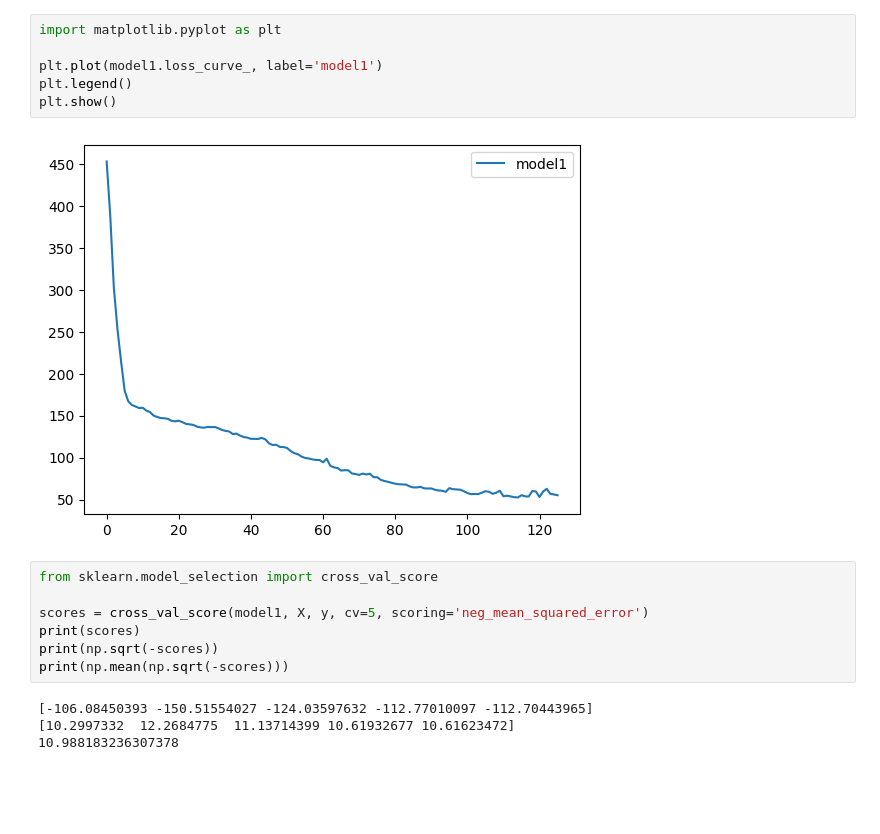
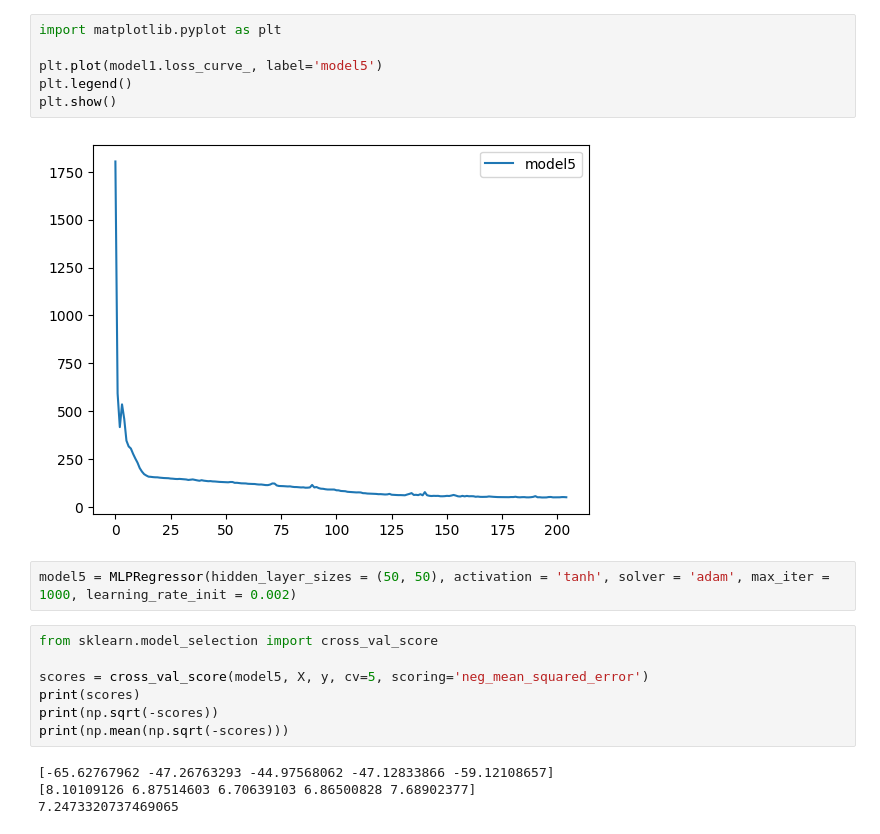
Before and after one commit to HenDGS/VictimSim, a Jupyter notebook: AI/redes_neurais.ipynb, the cells around one changed output. Cells and saved outputs as stored; diff of their text form; blank space fills up the shorter version.

```diff
--- a/AI/redes_neurais.ipynb
+++ b/AI/redes_neurais.ipynb
@@ -45,22 +48,24 @@ Best model RMSE: 5.482095888344483
 # %%
 import matplotlib.pyplot as plt
 
-plt.plot(model1.loss_curve_, label='model1')
+plt.plot(model1.loss_curve_, label='model5')
 plt.legend()
 plt.show()
 # %% [output]
-[figure, old version]
+[figure, new version]
+# %%
+model5 = MLPRegressor(hidden_layer_sizes = (50, 50), activation = 'tanh', solver = 'adam', max_iter = 1000, learning_rate_init = 0.002)
 # %%
 from sklearn.model_selection import cross_val_score
 
-scores = cross_val_score(model1, X, y, cv=5, scoring='neg_mean_squared_error')
+scores = cross_val_score(model5, X, y, cv=5, scoring='neg_mean_squared_error')
 print(scores)
 print(np.sqrt(-scores))
 print(np.mean(np.sqrt(-scores)))
 # %% [output]
-[-106.08450393 -150.51554027 -124.03597632 -112.77010097 -112.70443965]
-[10.2997332  12.2684775  11.13714399 10.61932677 10.61623472]
-10.988183236307378
+[-65.62767962 -47.26763293 -44.97568062 -47.12833866 -59.12108657]
+[8.10109126 6.87514603 6.70639103 6.86500828 7.68902377]
+7.2473320737469065
 # %%
 from sklearn.model_selection import cross_val_score
 
```
Also changed, not shown: parts of 2 cells of this notebook, 3 other files.
